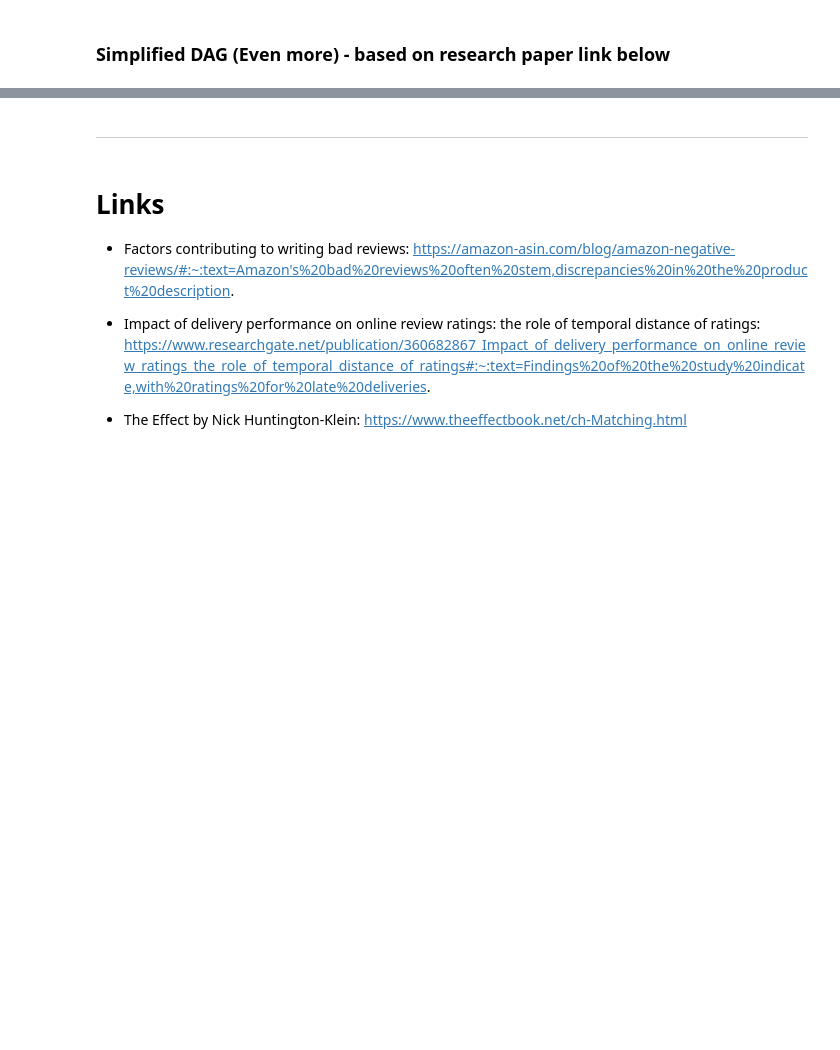
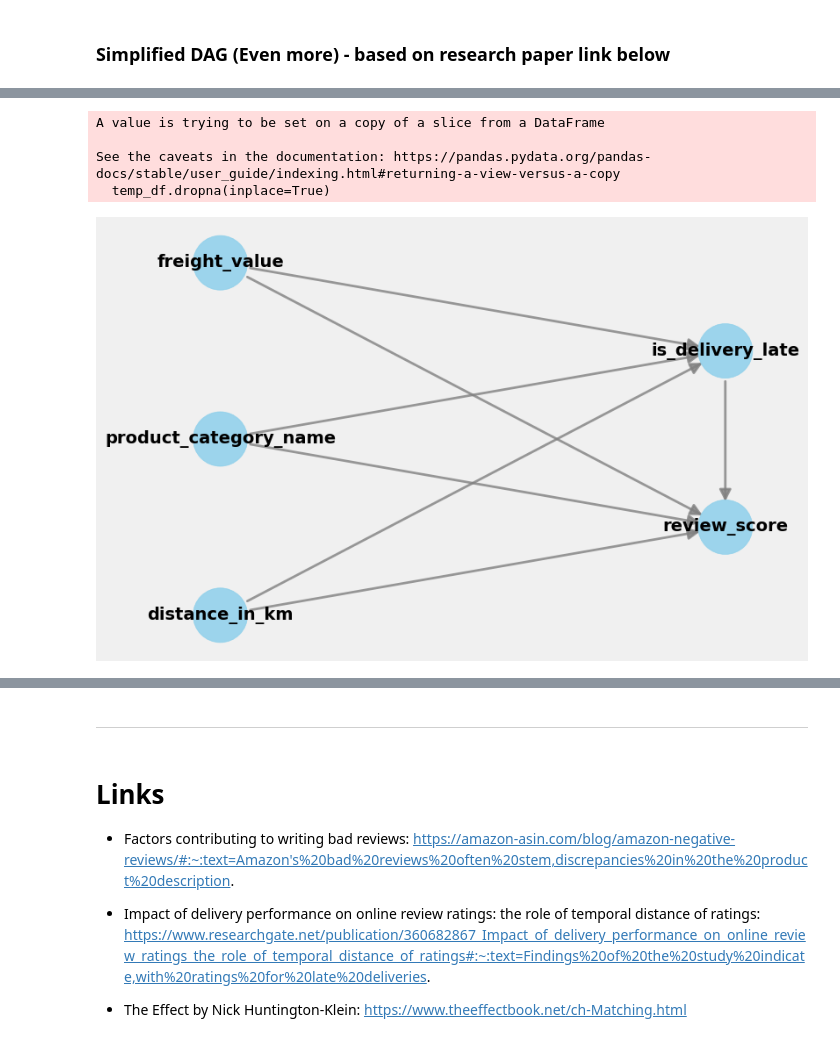
Before and after one commit to menni99/causal-attribution-analysis, a Jupyter notebook: resources/dev/analysis_v0.ipynb, the cells around one changed output, grey strips where cells are left out. Drawn from its saved outputs; the diff is of its cells as text; code cells hidden in the pictures; blank space fills up the shorter version.

```diff
--- a/resources/dev/analysis_v0.ipynb
+++ b/resources/dev/analysis_v0.ipynb
@@ -447,0 +481,6 @@ plt.show()
+# %%
+df = apply_haversine_distance(df, 'seller_geolocation_lat', 'seller_geolocation_lng', 'customer_geolocation_lat', 'customer_geolocation_lng')
+# %%
+columns = ['product_category_name', 'freight_value', 'is_delivery_late', 'distance_in_km', 'review_score']
+temp_df = df[columns]
+temp_df.head()
@@ -447,0 +494,34 @@ plt.show()
+# %%
+temp_df.dropna(inplace=True)
+# %% [output]
+A value is trying to be set on a copy of a slice from a DataFrame
+
+See the caveats in the documentation: https://pandas.pydata.org/pandas-docs/stable/user_guide/indexing.html#returning-a-view-versus-a-copy
+  temp_df.dropna(inplace=True)
+# %%
+causal_graph = """digraph {
+is_delivery_late;
+freight_value;
+product_category_name;
+distance_in_km;
+review_score;
+
+freight_value->is_delivery_late;
+freight_value -> review_score;
+
+is_delivery_late -> review_score;
+
+distance_in_km->is_delivery_late;
+distance_in_km -> review_score;
+
+product_category_name->is_delivery_late;
+product_category_name -> review_score;
+}"""
+# %%
+model = CausalModel(data=temp_df,
+                          graph=causal_graph.replace("\n", " "),
+                          treatment="is_delivery_late",
+                          outcome="review_score")
+model.view_model()
+# %% [output]
+[figure, added]
```
Also changed, not shown: parts of 18 cells of this notebook, 1 other file.
